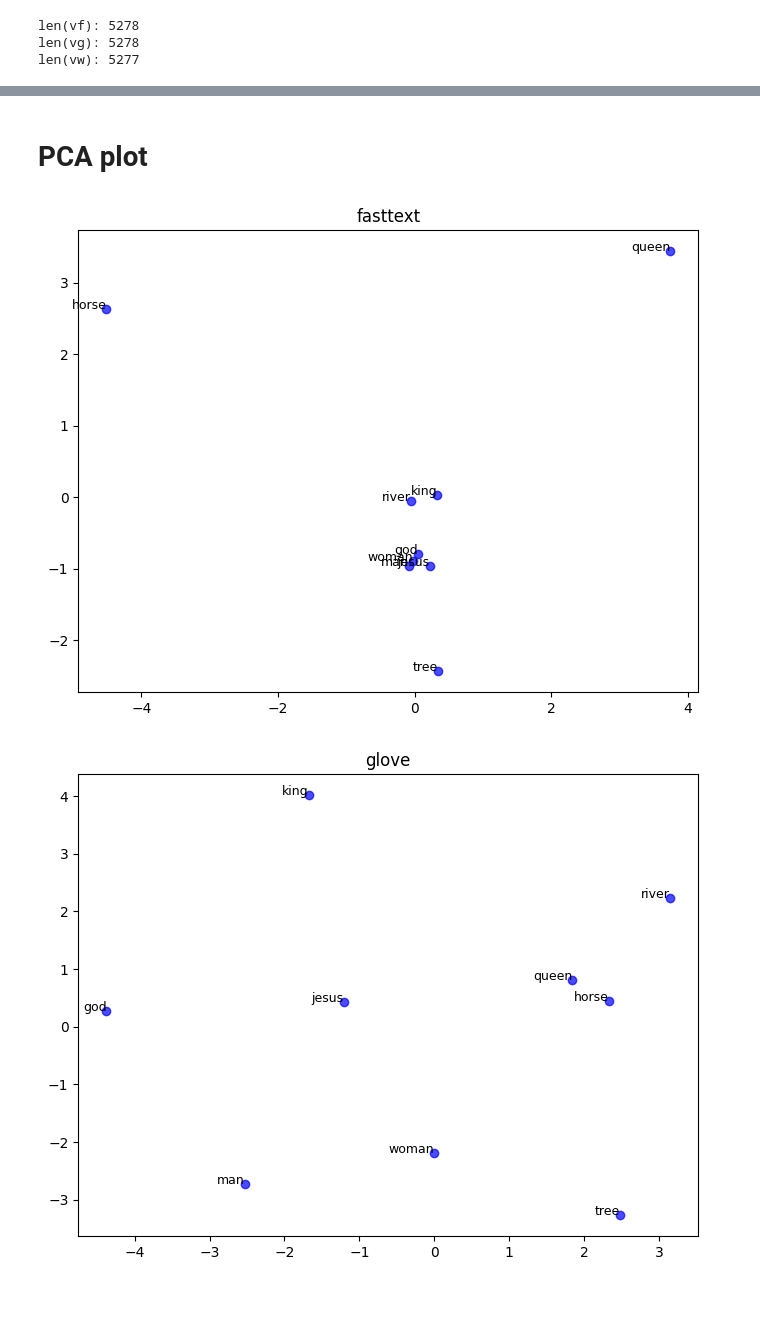
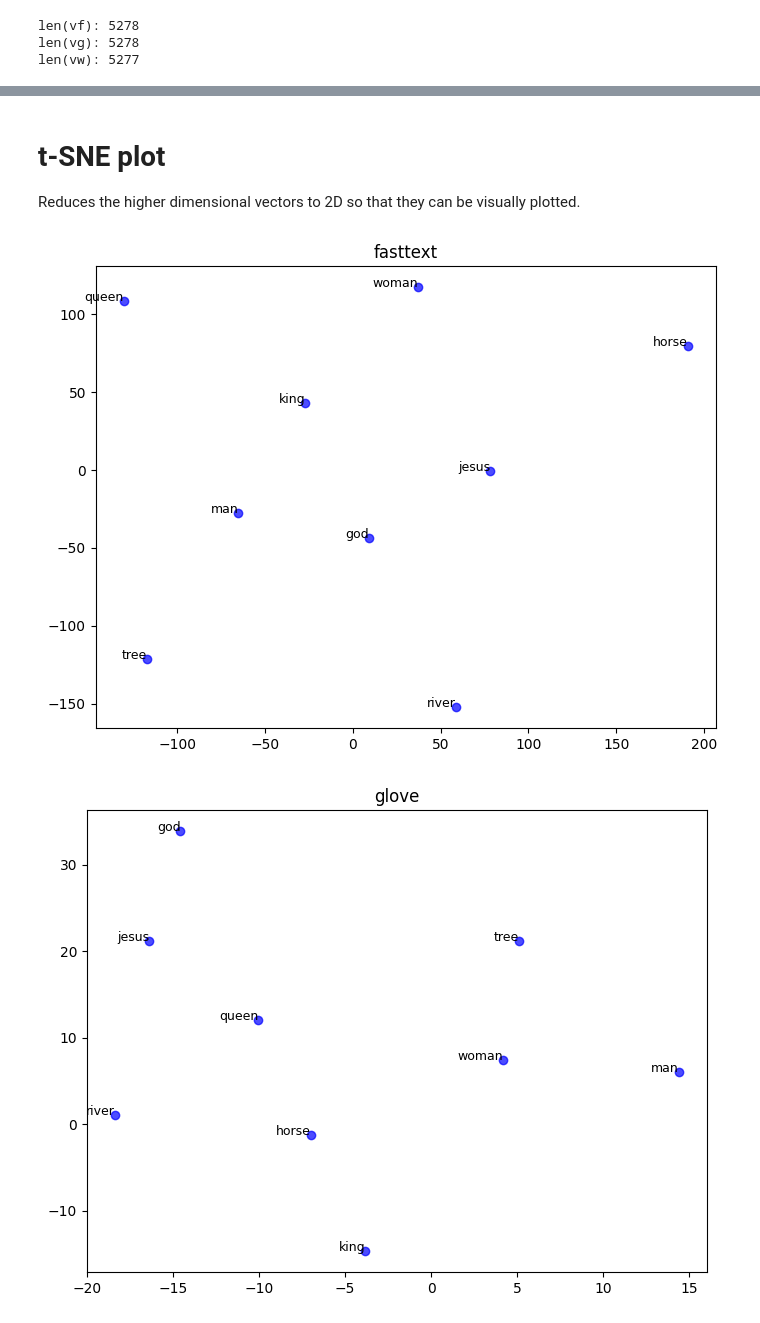
Before and after one commit to veldhub/veld_chain__demo_wordembeddings_multiarch, a Jupyter notebook: code/analyse_vectors/notebooks/analyse_vectors.ipynb, the cells around one changed output, grey strips where cells are left out. Saved outputs shown, nothing was run; the diff lists cells and outputs as text; code cells hidden in the pictures.

```diff
--- a/code/analyse_vectors/notebooks/analyse_vectors.ipynb
+++ b/code/analyse_vectors/notebooks/analyse_vectors.ipynb
@@ -64,42 +81,44 @@ horse horse 1.0000001
 # %% [markdown]
-# PCA plot
+# t-SNE plot
+
+Reduces the higher dimensional vectors to 2D so that they can be visually plotted.
 # %%
-def show_plot_pca(vector_dict, title):
+def show_plot_tsne(vector_dict, title):
 
     # get labels and values
     labels = []
     values = []
     for w in WORD_LIST:
         labels.append(w)
         values.append(vector_dict[w])
     values = np.array(values)
 
     # reduce
-    pca = PCA(n_components=2)
-    reduced_vectors_pca = pca.fit_transform(values)
+    tsne = TSNE(n_components=2, perplexity=5, random_state=42)
+    reduced_vectors_tsne = tsne.fit_transform(values)
 
     # Plot the reduced vectors
     plt.figure(figsize=(8, 6))
-    plt.scatter(reduced_vectors_pca[:, 0], reduced_vectors_pca[:, 1], c='blue', alpha=0.7)
+    plt.scatter(reduced_vectors_tsne[:, 0], reduced_vectors_tsne[:, 1], c='blue', alpha=0.7)
 
     # Add labels
     for i, label in enumerate(labels):
         plt.text(
-            reduced_vectors_pca[i, 0],
-            reduced_vectors_pca[i, 1],
+            reduced_vectors_tsne[i, 0],
+            reduced_vectors_tsne[i, 1],
             label,
             fontsize=9,
             ha="right",
             color="black"
         )
 
     # plot
     plt.title(title)
     plt.show()
 
-show_plot_pca(vf, "fasttext")
-show_plot_pca(vg, "glove")
-show_plot_pca(vw, "word2vec")
+show_plot_tsne(vf, "fasttext")
+show_plot_tsne(vg, "glove")
+show_plot_tsne(vw, "word2vec")
 # %% [output]
-[figure, old version]
+[figure, new version]
-[figure, old version]
+[figure, new version]
```
Also changed, not shown: parts of 7 cells of this notebook.
